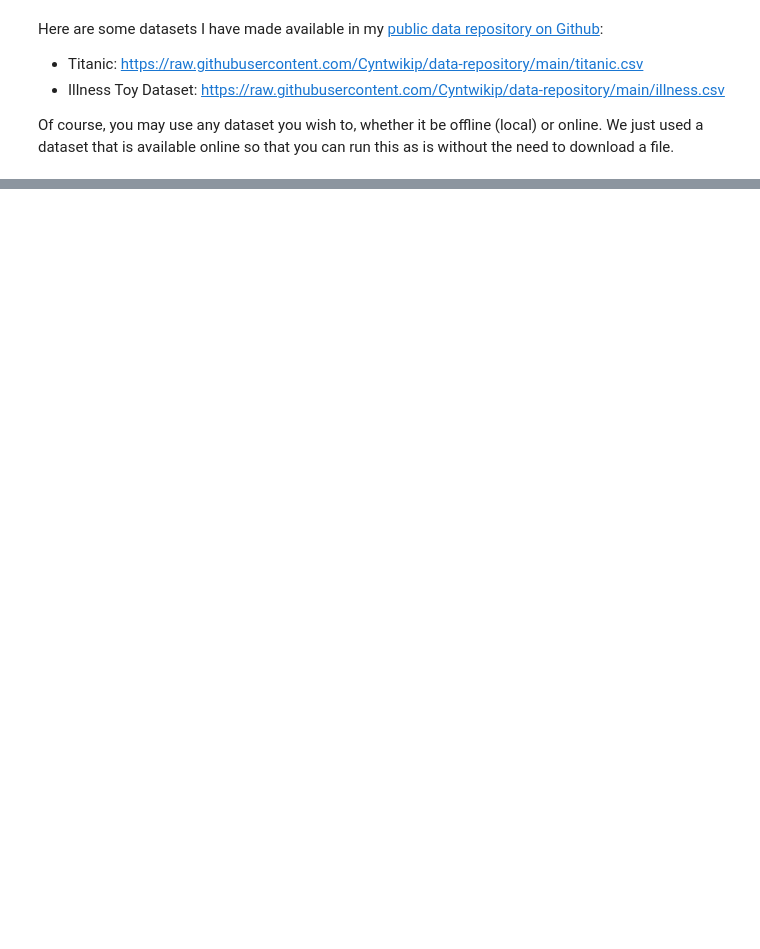
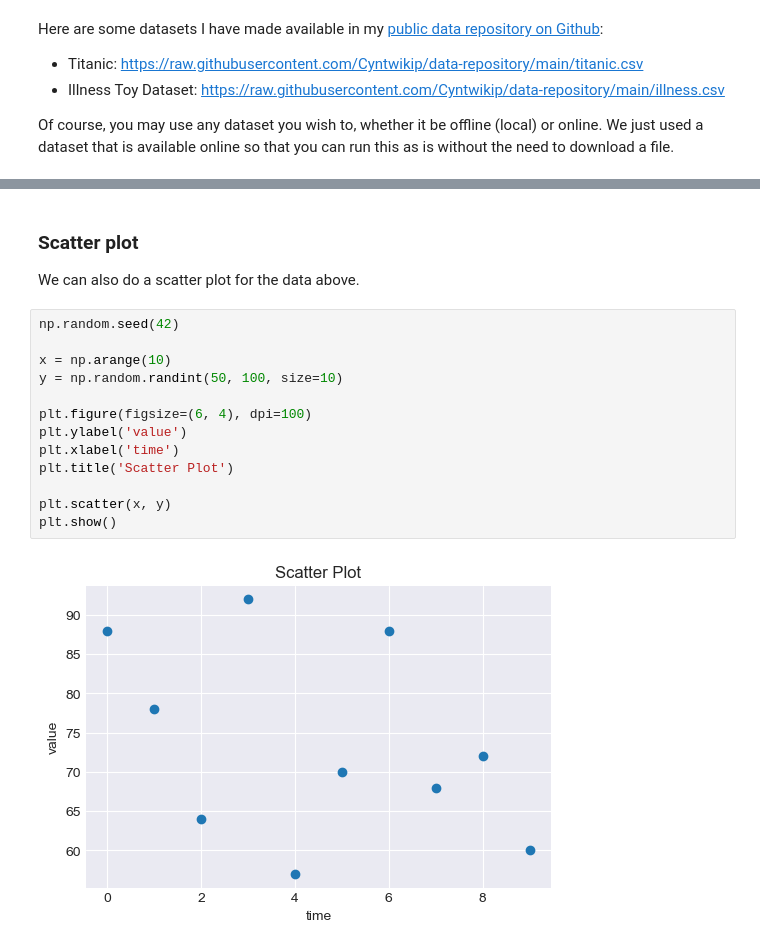
Before and after one commit to Cyntwikip/Python-101, a Jupyter notebook: python_ds.ipynb, the cells around one changed output, grey strips where cells are left out. Saved outputs shown, nothing was run; the diff lists cells and outputs as text; blank space fills up the shorter version.

```diff
--- a/python_ds.ipynb
+++ b/python_ds.ipynb
@@ -27,0 +643,19 @@ Of course, you may use any dataset you wish to, whether it be offline (local) or
+# %% [markdown]
+### Scatter plot
+
+We can also do a scatter plot for the data above.
+# %%
+np.random.seed(42)
+
+x = np.arange(10)
+y = np.random.randint(50, 100, size=10)
+
+plt.figure(figsize=(6, 4), dpi=100)
+plt.ylabel('value')
+plt.xlabel('time')
+plt.title('Scatter Plot')
+
+plt.scatter(x, y)
+plt.show()
+# %% [output]
+[figure, added]
```
Also changed, not shown: parts of 97 cells of this notebook.
